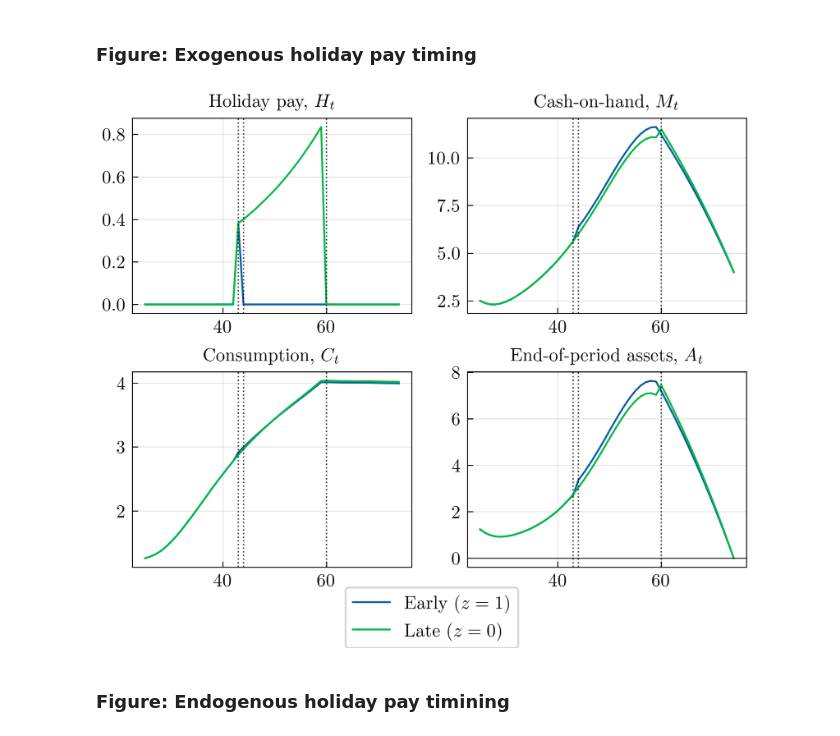
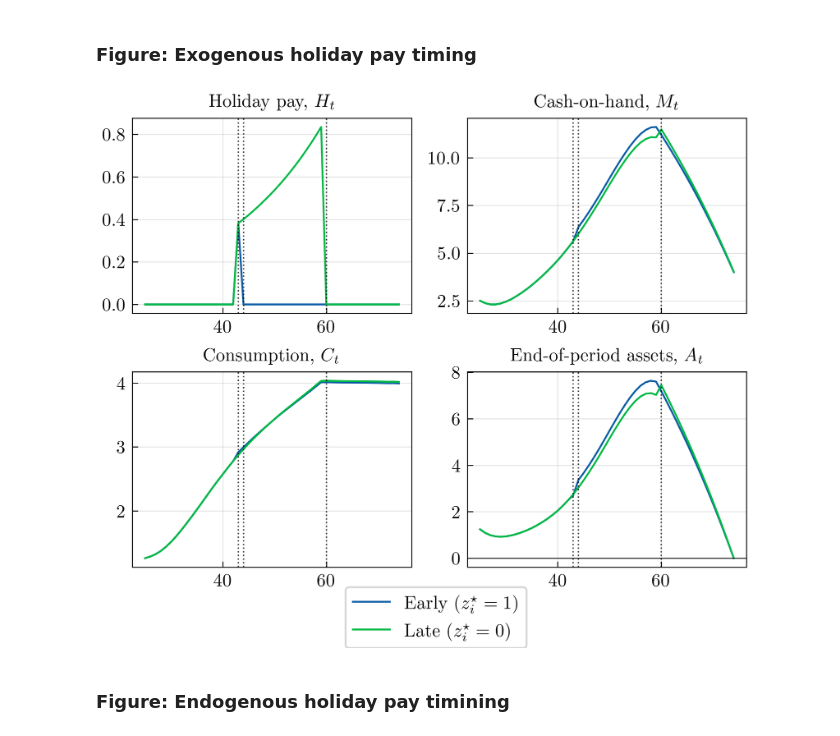
Before and after one commit to JMSundram/DP_TP_21, a Jupyter notebook: RUN_MAIN.ipynb, the cells around one changed output. Cells and saved outputs as stored; diff of their text form; code cells hidden in the pictures.

```diff
--- a/RUN_MAIN.ipynb
+++ b/RUN_MAIN.ipynb
@@ -48,7 +48,7 @@ if fast:
     par.Nh = 10
 
 # Model
-_, sim = run_model(par)
+sol, sim = run_model(par)
 
 # Plot
 fig,ax = plt.subplots(2,2,figsize=(6,4.5),dpi=dpi)
@@ -86,7 +138,7 @@ if fast:
     par.Nh = 10
 
 # Model
-_, sim = run_model(par)
+sol, sim = run_model(par)
 
 # Plot
 fig,ax = plt.subplots(2,2,figsize=(6,4.5),dpi=dpi)
@@ -200,42 +376,42 @@ par = par_class()
 par.z_mode = 1
 if fast:
     par.Nm = 50
     par.Nh = 10
 
 # Model
 _, sim_early = run_model(par)
 par.z_mode = 0
 _, sim_late = run_model(par)
 
 # Plot
 fig,ax = plt.subplots(2,2,figsize=(6,4.5),dpi=dpi)
-ax[0,0].plot(range(25,par.T+25), sim_early.H.mean(axis=0), label='Early ($z=1$)')
-ax[0,0].plot(range(25,par.T+25), sim_late.H.mean(axis=0), label='Late ($z=0$)')
-ax[0,1].plot(range(25,par.T+25), sim_early.M.mean(axis=0), label='Early ($z=1$)')
-ax[0,1].plot(range(25,par.T+25), sim_late.M.mean(axis=0), label='Late ($z=0$)')
-ax[1,0].plot(range(25,par.T+25), sim_early.C.mean(axis=0), label='Early ($z=1$)')
-ax[1,0].plot(range(25,par.T+25), sim_late.C.mean(axis=0), label='Late ($z=0$)')
-ax[1,1].plot(range(25,par.T+25), sim_early.A.mean(axis=0), label='Early ($z=1$)')
-ax[1,1].plot(range(25,par.T+25), sim_late.A.mean(axis=0), label='Late ($z=0$)')
+ax[0,0].plot(range(25,par.T+25), sim_early.H.mean(axis=0), label='Early ($z_i^\star=1$)')
+ax[0,0].plot(range(25,par.T+25), sim_late.H.mean(axis=0), label='Late ($z_i^\star=0$)')
+ax[0,1].plot(range(25,par.T+25), sim_early.M.mean(axis=0), label='Early ($z_i^\star=1$)')
+ax[0,1].plot(range(25,par.T+25), sim_late.M.mean(axis=0), label='Late ($z_i^\star=0$)')
+ax[1,0].plot(range(25,par.T+25), sim_early.C.mean(axis=0), label='Early ($z_i^\star=1$)')
+ax[1,0].plot(range(25,par.T+25), sim_late.C.mean(axis=0), label='Late ($z_i^\star=0$)')
+ax[1,1].plot(range(25,par.T+25), sim_early.A.mean(axis=0), label='Early ($z_i^\star=1$)')
+ax[1,1].plot(range(25,par.T+25), sim_late.A.mean(axis=0), label='Late ($z_i^\star=0$)')
 ax[0,0].set_title('Holiday pay, $H_t$', fontsize=10)
 ax[0,1].set_title('Cash-on-hand, $M_t$', fontsize=10)
 ax[1,0].set_title('Consumption, $C_t$', fontsize=10)
 ax[1,1].set_title('End-of-period assets, $A_t$', fontsize=10)
 for i in [0,1]:
     for j in [0,1]:
         ax[i,j].axvline(x=par.TH-1+25, color='black', alpha=3/4, ls=':', lw=3/4)
         ax[i,j].axvline(x=par.TH+25, color='black', alpha=3/4, ls=':', lw=3/4)
         ax[i,j].axvline(x=par.TR+25, color='black', alpha=3/4, ls=':', lw=3/4)
         ax[i,j].grid(alpha=1/3) # Make grid
         ax[i,j].minorticks_off() # Remove minor ticks
         ax[i,j].tick_params(top=False, right=False) # Remove major ticks on top and right
         if (i,j) == (1,1): ax[i,j].axhline(0,color='black',alpha=1,lw=0.5) # Add zero line
 fig.subplots_adjust(hspace=0.3)
 handles, labels = ax[0,0].get_legend_handles_labels()
 fig.legend(handles, labels, loc=(0.38,0.00), frameon=True)
 if save: plt.savefig(r'figs\fig_exo_ha.png')
 # %% [output]
-[figure, old version]
+[figure, new version]
 # %% [markdown]
 ### Figure: Endogenous holiday pay timining
 # %%
```
Also changed, not shown: parts of 32 cells of this notebook, 18 other files.
